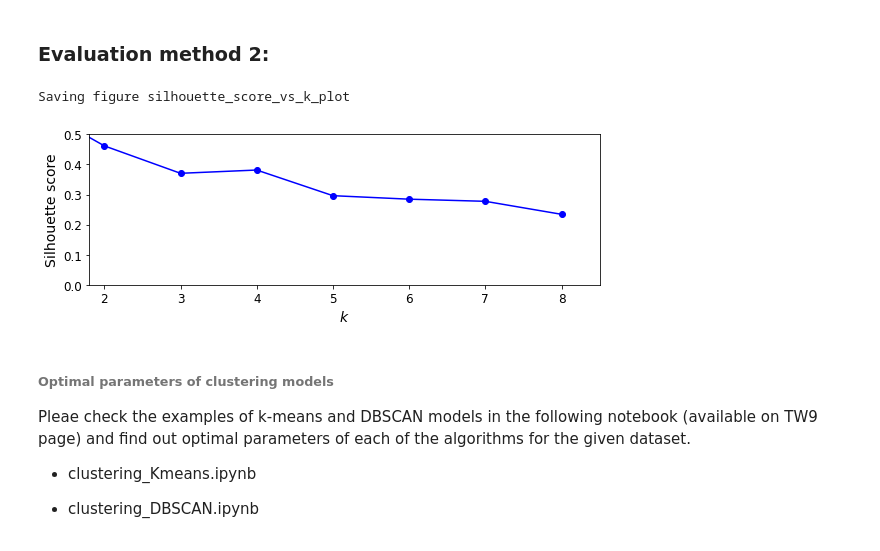
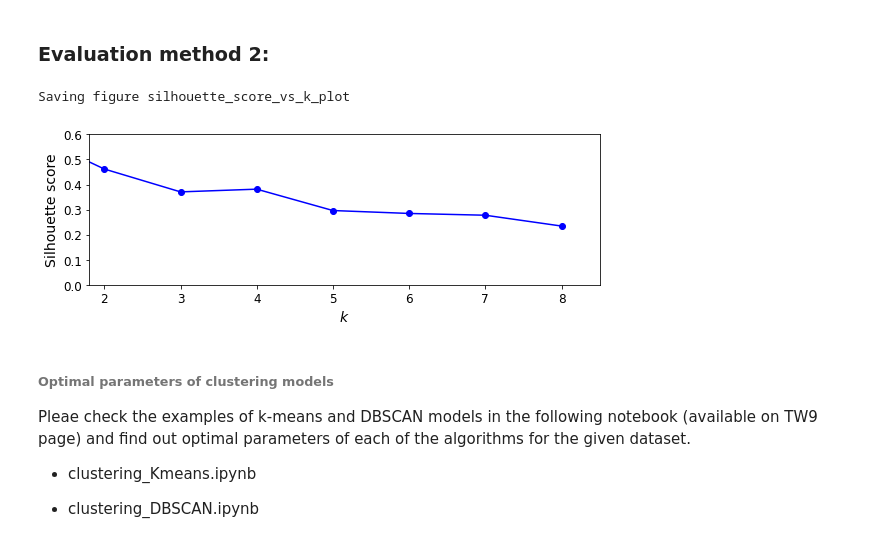
Before and after one commit to xiaomeiX/Project-Machine-Learning-, a Jupyter notebook: MLP6/MLP6-Regression.ipynb, the cells around one changed output. Cells and saved outputs as stored; diff of their text form; code cells hidden in the pictures.

```diff
--- a/MLP6/MLP6-Regression.ipynb
+++ b/MLP6/MLP6-Regression.ipynb
@@ -2158,14 +2158,14 @@ silhouette_scores = [silhouette_score(X, model.labels_)
 # %%
 plt.figure(figsize=(8, 3))
 plt.plot(range(1, 9), silhouette_scores, "bo-")
 plt.xlabel("$k$", fontsize=14)
 plt.ylabel("Silhouette score", fontsize=14)
-plt.axis([1.8, 8.5, 0, 0.5])
+plt.axis([1.8, 8.5, 0, 0.6])
 save_fig("silhouette_score_vs_k_plot")
 plt.show()
 # %% [output]
 Saving figure silhouette_score_vs_k_plot
-[figure, old version]
+[figure, new version]
 # %% [markdown]
 ###### Optimal parameters of clustering models
 
```
Also changed, not shown: parts of 8 cells of this notebook, 3 other files.
